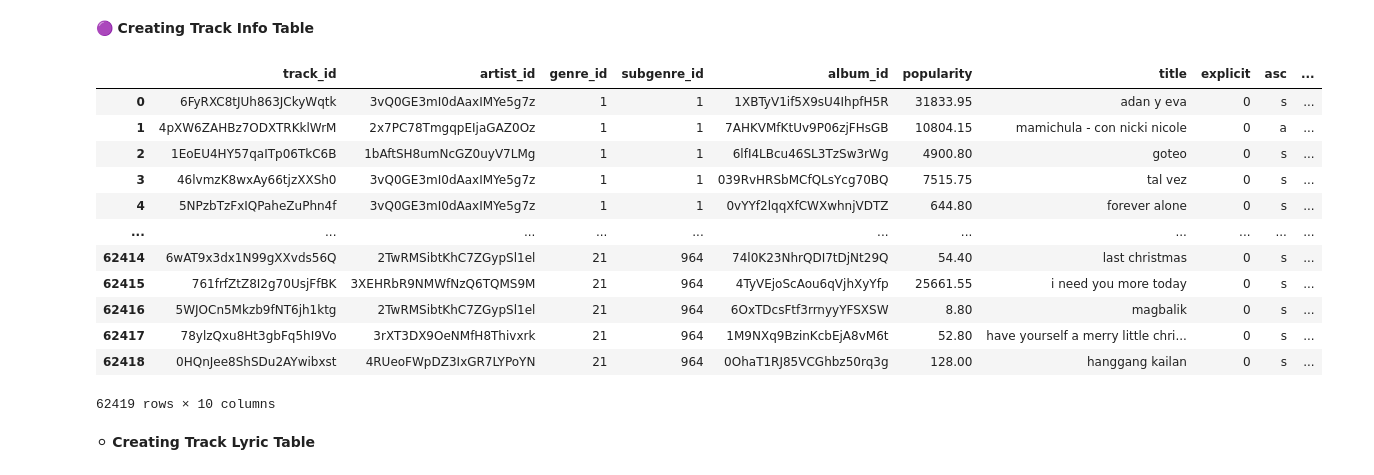
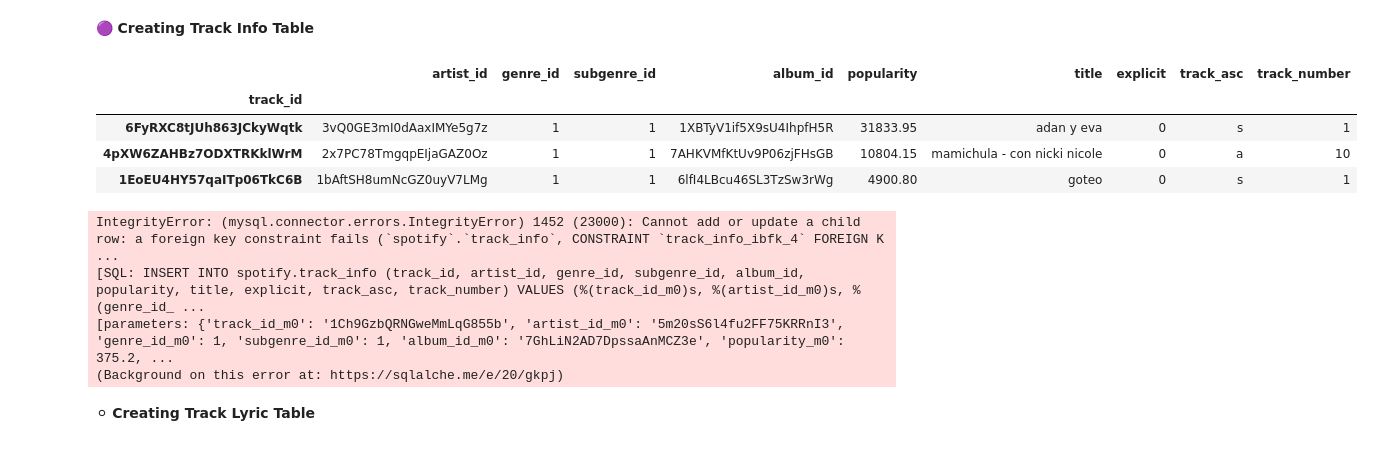
Before and after one commit to FarzanehSoltanzadeh/Spotify, a Jupyter notebook: 2_Database Creation/DataBase.ipynb, the cells around one changed output. Cells and saved outputs as stored; diff of their text form; code cells hidden in the pictures.

Commit message:
fix track_info table

```diff
--- a/2_Database Creation/DataBase.ipynb
+++ b/2_Database Creation/DataBase.ipynb
@@ -206,33 +206,19 @@ with engine.connect() as conn:
 # %% [markdown]
 🟣 **Creating Track Info Table**
 # %%
-track_info_copy=track_info.copy()
+track_info_df = track_info.copy()
 
-with engine.connect() as conn:
-    genre_df=conn.execute(text('select spotify.genre.genre_id,spotify.genre.genres_name from spotify.genre;'))
-    subgenre_df=conn.execute(text('select spotify.subgenre.subgenre_id,spotify.subgenre.subgenre_name from spotify.subgenre;'))
 
-genre_df = pd.DataFrame(genre_df.all(), columns=genre_df.keys())
-subgenre_df = pd.DataFrame(subgenre_df.all(), columns=subgenre_df.keys())
+track_info_df.rename(columns={'genre':'genres_name','subgenre':'subgenre_name'}, inplace=True)
+track_info_df=pd.merge(track_info_df,genres_df.reset_index(),how='inner',on=['genres_name'])
+track_info_df=pd.merge(track_info_df,subgenre_df.reset_index(),how='inner',on=['subgenre_name'])
 
-track_info_copy.rename(columns={'genre':'genres_name','subgenre':'subgenre_name'},inplace=True)
-
-track_info_copy=pd.merge(track_info_copy,genre_df,how='inner',on=['genres_name'])
-track_info_copy=pd.merge(track_info_copy,subgenre_df,how='inner',on=['subgenre_name'])
-
-track_info_copy=track_info_copy[['track_id','artist_id','genre_id','subgenre_id','album_id','Popularity','Title','Explicit','asc','Track_number']]
-track_info_copy.rename(columns={'Popularity':'popularity','Title':'title','Explicit':'explicit'})
+track_info_df=track_info_df[['track_id','artist_id','genre_id','subgenre_id','album_id','Popularity','Title','Explicit','asc','Track_number']].set_index('track_id')
+track_info_df.rename(columns={'Popularity':'popularity','Title':'title','Explicit':'explicit','asc': 'track_asc','Track_number':'track_number'}, inplace=True)
+track_info_df.head(3)
 # %% [output]
-|  | track_id | artist_id | genre_id | subgenre_id | album_id | popularity | title | explicit | asc | ... |
-| 0 | 6FyRXC8tJUh863JCkyWqtk | 3vQ0GE3mI0dAaxIMYe5g7z | 1 | 1 | 1XBTyV1if5X9sU4IhpfH5R | 31833.95 | adan y eva | 0 | s | ... |
-| 1 | 4pXW6ZAHBz7ODXTRKklWrM | 2x7PC78TmgqpEIjaGAZ0Oz | 1 | 1 | 7AHKVMfKtUv9P06zjFHsGB | 10804.15 | mamichula - con nicki nicole | 0 | a | ... |
-| 2 | 1EoEU4HY57qaITp06TkC6B | 1bAftSH8umNcGZ0uyV7LMg | 1 | 1 | 6lfI4LBcu46SL3TzSw3rWg | 4900.80 | goteo | 0 | s | ... |
-| 3 | 46lvmzK8wxAy66tjzXXSh0 | 3vQ0GE3mI0dAaxIMYe5g7z | 1 | 1 | 039RvHRSbMCfQLsYcg70BQ | 7515.75 | tal vez | 0 | s | ... |
-| 4 | 5NPzbTzFxIQPaheZuPhn4f | 3vQ0GE3mI0dAaxIMYe5g7z | 1 | 1 | 0vYYf2lqqXfCWXwhnjVDTZ | 644.80 | forever alone | 0 | s | ... |
-| ... | ... | ... | ... | ... | ... | ... | ... | ... | ... | ... |
-| 62414 | 6wAT9x3dx1N99gXXvds56Q | 2TwRMSibtKhC7ZGypSl1el | 21 | 964 | 74l0K23NhrQDI7tDjNt29Q | 54.40 | last christmas | 0 | s | ... |
-| 62415 | 761frfZtZ8I2g70UsjFfBK | 3XEHRbR9NMWfNzQ6TQMS9M | 21 | 964 | 4TyVEjoScAou6qVjhXyYfp | 25661.55 | i need you more today | 0 | s | ... |
-| 62416 | 5WJOCn5Mkzb9fNT6jh1ktg | 2TwRMSibtKhC7ZGypSl1el | 21 | 964 | 6OxTDcsFtf3rrnyyYFSXSW | 8.80 | magbalik | 0 | s | ... |
-| 62417 | 78ylzQxu8Ht3gbFq5hI9Vo | 3rXT3DX9OeNMfH8Thivxrk | 21 | 964 | 1M9NXq9BzinKcbEjA8vM6t | 52.80 | have yourself a merry little chri... | 0 | s | ... |
-| 62418 | 0HQnJee8ShSDu2AYwibxst | 4RUeoFWpDZ3IxGR7LYPoYN | 21 | 964 | 0OhaT1RJ85VCGhbz50rq3g | 128.00 | hanggang kailan | 0 | s | ... |
+|  | artist_id | genre_id | subgenre_id | album_id | popularity | title | explicit | track_asc | track_number |
+| track_id |  |  |  |  |  |  |  |  |  |
+| 6FyRXC8tJUh863JCkyWqtk | 3vQ0GE3mI0dAaxIMYe5g7z | 1 | 1 | 1XBTyV1if5X9sU4IhpfH5R | 31833.95 | adan y eva | 0 | s | 1 |
+| 4pXW6ZAHBz7ODXTRKklWrM | 2x7PC78TmgqpEIjaGAZ0Oz | 1 | 1 | 7AHKVMfKtUv9P06zjFHsGB | 10804.15 | mamichula - con nicki nicole | 0 | a | 10 |
+| 1EoEU4HY57qaITp06TkC6B | 1bAftSH8umNcGZ0uyV7LMg | 1 | 1 | 6lfI4LBcu46SL3TzSw3rWg | 4900.80 | goteo | 0 | s | 1 |
-62419 rows × 10 columns
@@ -255,3 +248,11 @@ with engine.connect() as conn:
+# %%
+with engine.connect() as conn:
+    track_info_df.to_sql(name='track_info', con=conn, schema='spotify', if_exists='append', chunksize=50, method='multi')
+# %% [output]
+IntegrityError: (mysql.connector.errors.IntegrityError) 1452 (23000): Cannot add or update a child row: a foreign key constraint fails (`spotify`.`track_info`, CONSTRAINT `track_info_ibfk_4` FOREIGN K ...
+[SQL: INSERT INTO spotify.track_info (track_id, artist_id, genre_id, subgenre_id, album_id, popularity, title, explicit, track_asc, track_number) VALUES (%(track_id_m0)s, %(artist_id_m0)s, %(genre_id_ ...
+[parameters: {'track_id_m0': '1Ch9GzbQRNGweMmLqG855b', 'artist_id_m0': '5m20sS6l4fu2FF75KRRnI3', 'genre_id_m0': 1, 'subgenre_id_m0': 1, 'album_id_m0': '7GhLiN2AD7DpssaAnMCZ3e', 'popularity_m0': 375.2, ...
+(Background on this error at: https://sqlalche.me/e/20/gkpj)
 # %% [markdown]
 ⚪ **Creating Track Lyric Table**
 # %%
```
Also changed, not shown: parts of 4 cells of this notebook.
